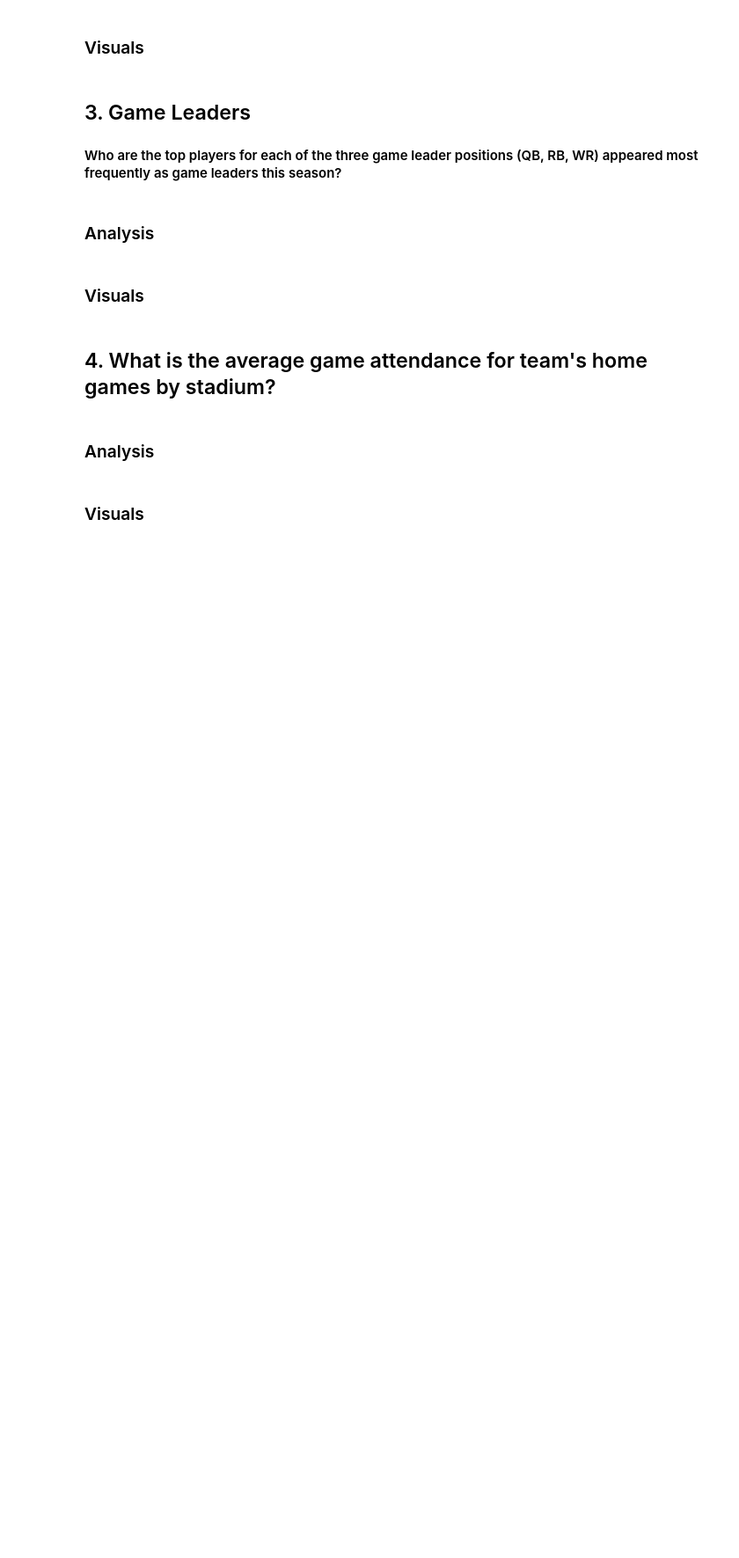
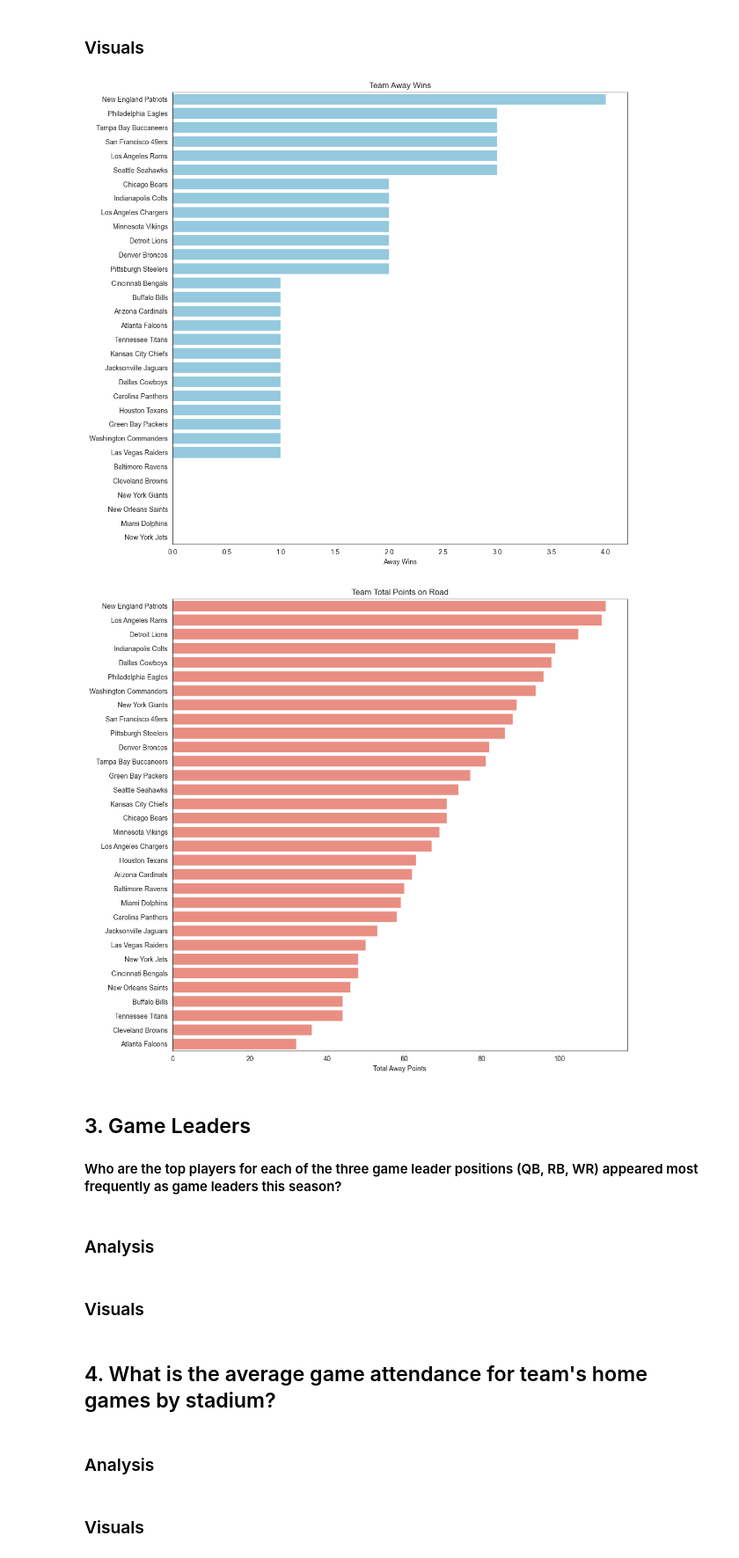
Before and after one commit to danlaratta/nfl_data_analysis, a Jupyter notebook: analysis/analysis.ipynb, the cells around one changed output. Shown: that part at 88% size. Saved outputs shown, nothing was run; the diff lists cells and outputs as text; code cells hidden in the pictures; blank space fills up the shorter version.

Commit message:
analysis update
visuals for Q2

```diff
--- a/analysis/analysis.ipynb
+++ b/analysis/analysis.ipynb
@@ -101,3 +100,6 @@ road_game_query = """
     GROUP BY t.team_name, t.away_wins
     ORDER BY t.team_name ;
 """
+
+road_games_df: pd.DataFrame = pd.read_sql(road_game_query, engine)
+road_games_df.sort_values(by='away_wins', ascending=False).head(10)
@@ -104,7 +118,36 @@ road_game_query = """
 # %% [markdown]
 ### Visuals
 # %%
-# scatter plot w/ size and color
+# Which teams have the most wins and total scored points on the road this season?
+
+# Horizontal Bar Chart - Most road wins
+plt.figure(figsize=(12,12))
+sns.barplot(
+    data=road_games_df.sort_values('away_wins', ascending=False),
+    y='team_name',
+    x='away_wins',
+    color='skyblue'
+)
+plt.title('Team Away Wins')
+plt.xlabel('Away Wins')
+plt.ylabel('Teams')
+plt.show()
+
+# Horizontal Bar Chart - Most road points
+plt.figure(figsize=(12,12))
+sns.barplot(
+    data=road_games_df.sort_values('total_away_pts', ascending=False),
+    y='team_name',
+    x='total_away_pts',
+    color='salmon'
+)
+plt.title('Team Total Points on Road')
+plt.xlabel('Total Away Points')
+plt.ylabel('Teams')
+plt.show()
+# %% [output]
+[figure, added]
+[figure, added]
 # %% [markdown]
 ## 3. Game Leaders
 #### Who are the top players for each of the three game leader positions (QB, RB, WR) appeared most frequently as game leaders this season?
```
Also changed, not shown: parts of 2 cells of this notebook.
